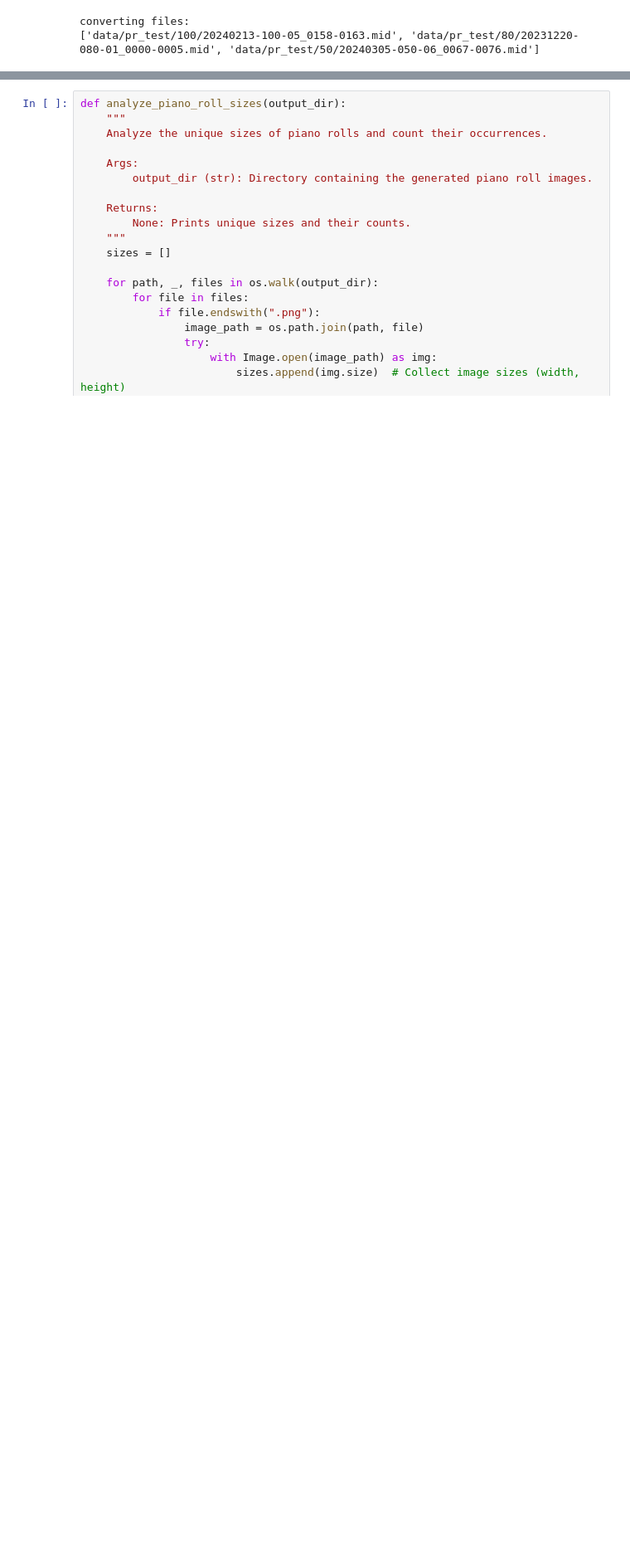
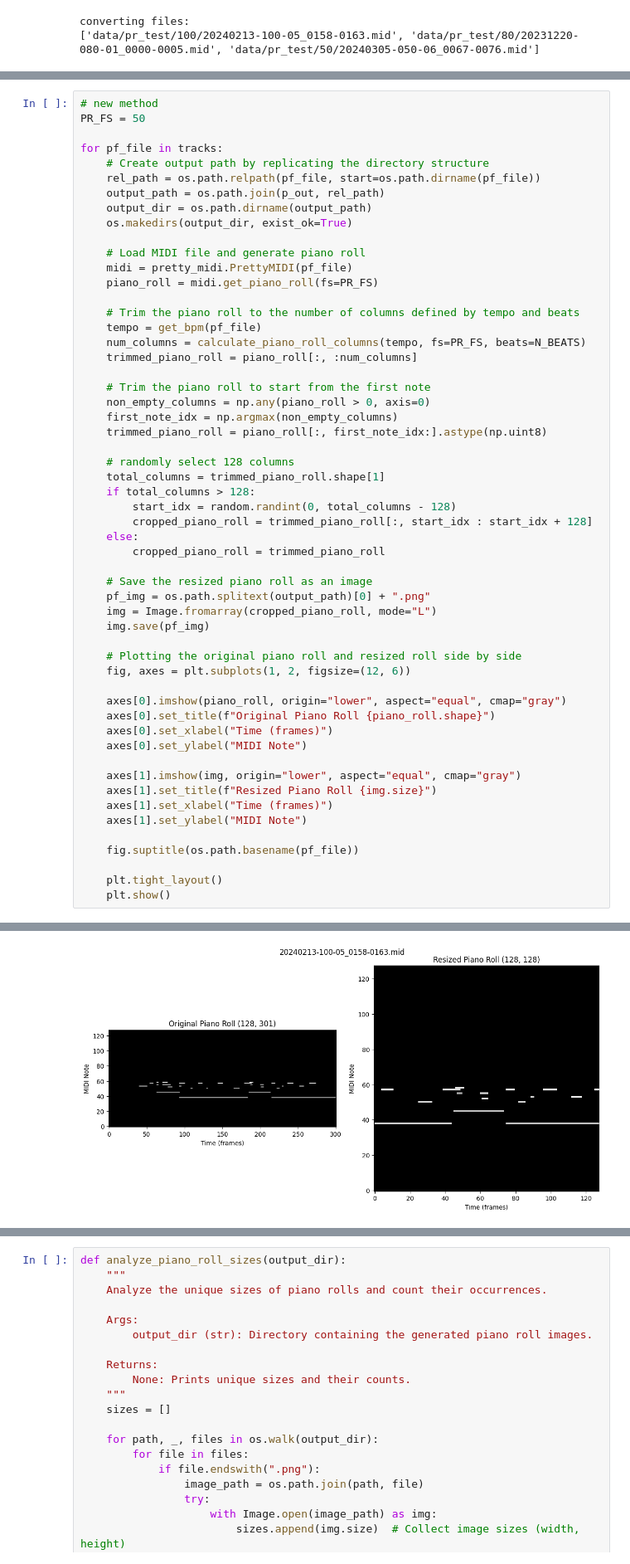
Before and after one commit to osageev/disklavier, a Jupyter notebook: notebooks/piano_rolls.ipynb, the cells around one changed output, grey strips where cells are left out. Shown: that part at 83% size. Drawn from its saved outputs; the diff is of its cells as text; blank space fills up the shorter version.

```diff
--- a/notebooks/piano_rolls.ipynb
+++ b/notebooks/piano_rolls.ipynb
@@ -135,0 +129,56 @@ max: 76.0 -> 82
+# %%
+# new method
+PR_FS = 50
+
+for pf_file in tracks:
+    # Create output path by replicating the directory structure
+    rel_path = os.path.relpath(pf_file, start=os.path.dirname(pf_file))
+    output_path = os.path.join(p_out, rel_path)
+    output_dir = os.path.dirname(output_path)
+    os.makedirs(output_dir, exist_ok=True)
+
+    # Load MIDI file and generate piano roll
+    midi = pretty_midi.PrettyMIDI(pf_file)
+    piano_roll = midi.get_piano_roll(fs=PR_FS)
+
+    # Trim the piano roll to the number of columns defined by tempo and beats
+    tempo = get_bpm(pf_file)
+    num_columns = calculate_piano_roll_columns(tempo, fs=PR_FS, beats=N_BEATS)
+    trimmed_piano_roll = piano_roll[:, :num_columns]
+
+    # Trim the piano roll to start from the first note
+    non_empty_columns = np.any(piano_roll > 0, axis=0)
+    first_note_idx = np.argmax(non_empty_columns)
+    trimmed_piano_roll = piano_roll[:, first_note_idx:].astype(np.uint8)
+
+    # randomly select 128 columns
+    total_columns = trimmed_piano_roll.shape[1]
+    if total_columns > 128:
+        start_idx = random.randint(0, total_columns - 128)
+        cropped_piano_roll = trimmed_piano_roll[:, start_idx : start_idx + 128]
+    else:
+        cropped_piano_roll = trimmed_piano_roll
+
+    # Save the resized piano roll as an image
+    pf_img = os.path.splitext(output_path)[0] + ".png"
+    img = Image.fromarray(cropped_piano_roll, mode="L")
+    img.save(pf_img)
+
+    # Plotting the original piano roll and resized roll side by side
+    fig, axes = plt.subplots(1, 2, figsize=(12, 6))
+
+    axes[0].imshow(piano_roll, origin="lower", aspect="equal", cmap="gray")
+    axes[0].set_title(f"Original Piano Roll {piano_roll.shape}")
+    axes[0].set_xlabel("Time (frames)")
+    axes[0].set_ylabel("MIDI Note")
+
+    axes[1].imshow(img, origin="lower", aspect="equal", cmap="gray")
+    axes[1].set_title(f"Resized Piano Roll {img.size}")
+    axes[1].set_xlabel("Time (frames)")
+    axes[1].set_ylabel("MIDI Note")
+
+    fig.suptitle(os.path.basename(pf_file))
+
+    plt.tight_layout()
+    plt.show()
+# %% [output]
@@ -135,0 +202 @@ max: 76.0 -> 82
+[figure, added]
```
Also changed, not shown: parts of 5 cells of this notebook, 1 other file.
